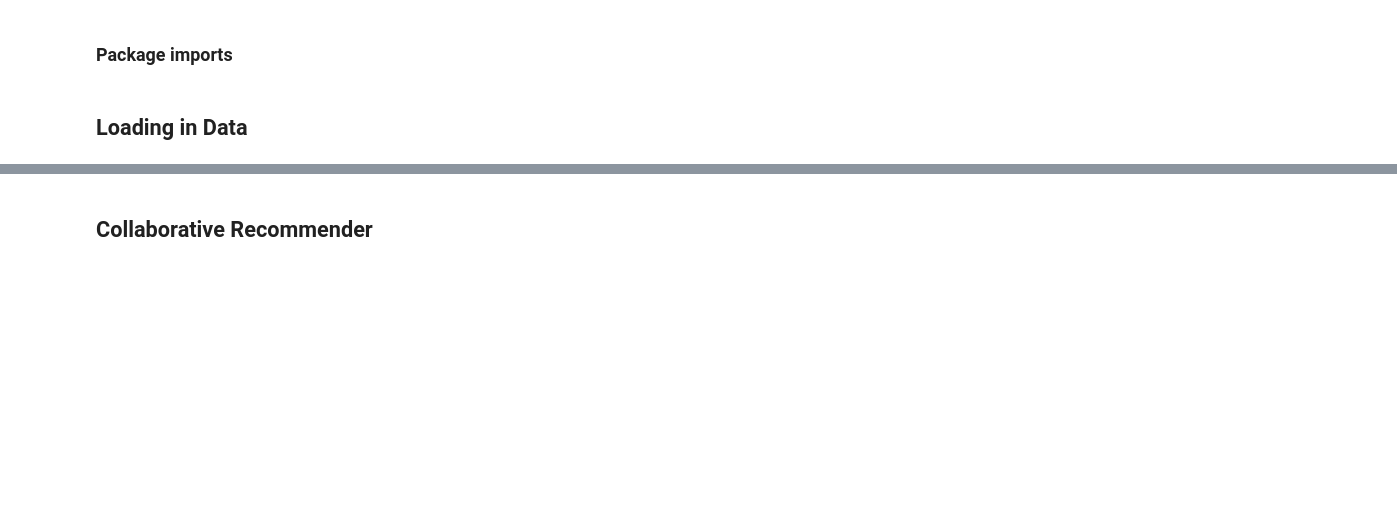
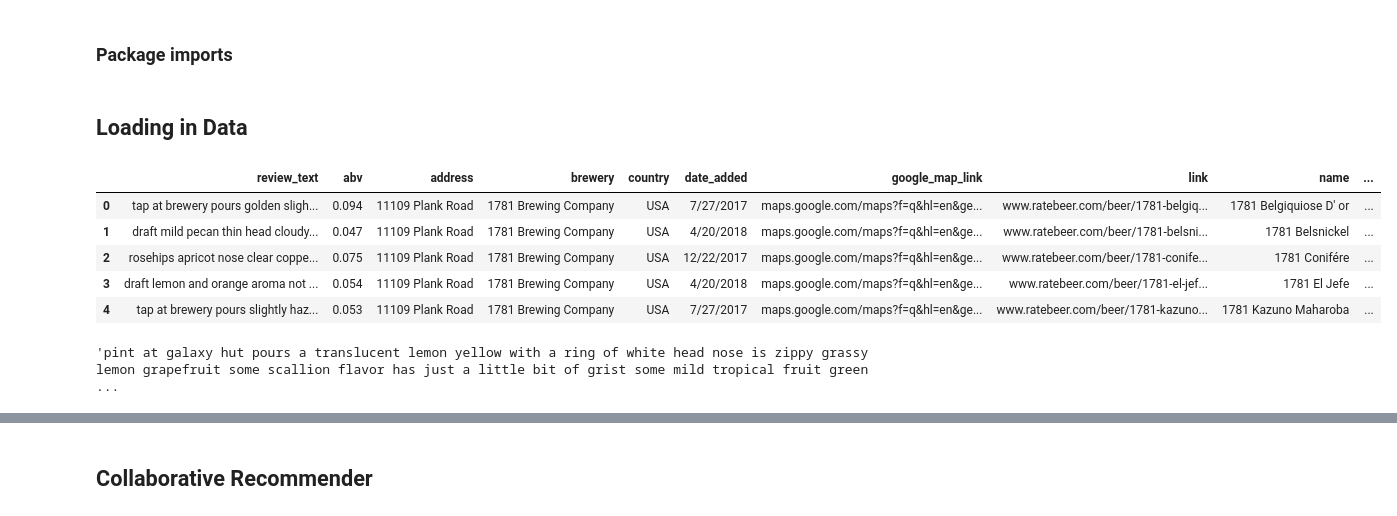
Before and after one commit to wkarney/ale_for_you, a Jupyter notebook: Recommender.ipynb, the cells around one changed output, grey strips where cells are left out. Saved outputs shown, nothing was run; the diff lists cells and outputs as text; code cells hidden in the pictures; blank space fills up the shorter version.

```diff
--- a/Recommender.ipynb
+++ b/Recommender.ipynb
@@ -32,6 +32,25 @@ with open('./data/beer_review_pivot_large.pickle', 'rb') as f:
 full_data = pd.read_csv('./data/dmv_beer_database_extra_categories.csv')
 reviews_plus = pd.merge(left=beerreviews, right=full_data, left_on=beerreviews.index, right_on=full_data['name'])
 reviews_plus = reviews_plus.drop(columns=['key_0'])
+# %%
+with open('./reviewdata.pickle', 'wb') as f:
+    pickle.dump(reviews_plus, f, pickle.HIGHEST_PROTOCOL)
+# %%
+with open('./reviewdata.pickle', 'rb') as f:
+    beer_test = pickle.load(f)
+# %%
+beer_test.head()
+# %% [output]
+|  | review_text | abv | address | brewery | country | date_added | google_map_link | link | name | ... |
+| 0 | tap at brewery pours golden sligh... | 0.094 | 11109 Plank Road | 1781 Brewing Company | USA | 7/27/2017 | maps.google.com/maps?f=q&hl=en&ge... | www.ratebeer.com/beer/1781-belgiq... | 1781 Belgiquiose D' or | ... |
+| 1 | draft mild pecan thin head cloudy... | 0.047 | 11109 Plank Road | 1781 Brewing Company | USA | 4/20/2018 | maps.google.com/maps?f=q&hl=en&ge... | www.ratebeer.com/beer/1781-belsni... | 1781 Belsnickel | ... |
+| 2 | rosehips apricot nose clear coppe... | 0.075 | 11109 Plank Road | 1781 Brewing Company | USA | 12/22/2017 | maps.google.com/maps?f=q&hl=en&ge... | www.ratebeer.com/beer/1781-conife... | 1781 Conifére | ... |
+| 3 | draft lemon and orange aroma not ... | 0.054 | 11109 Plank Road | 1781 Brewing Company | USA | 4/20/2018 | maps.google.com/maps?f=q&hl=en&ge... | www.ratebeer.com/beer/1781-el-jef... | 1781 El Jefe | ... |
+| 4 | tap at brewery pours slightly haz... | 0.053 | 11109 Plank Road | 1781 Brewing Company | USA | 7/27/2017 | maps.google.com/maps?f=q&hl=en&ge... | www.ratebeer.com/beer/1781-kazuno... | 1781 Kazuno Maharoba | ... |
+# %%
+beer_test.loc[np.random.choice(beer_test.shape[0])]['review_text']
+# %% [output]
+'pint at galaxy hut pours a translucent lemon yellow with a ring of white head nose is zippy grassy lemon grapefruit some scallion flavor has just a little bit of grist some mild tropical fruit green  ...
 # %%
 # Load in full database
 beer_data = pd.read_csv('./data/dmv_full_beer_data.csv')
```
Also changed, not shown: parts of 6 cells of this notebook, 1 other file.
